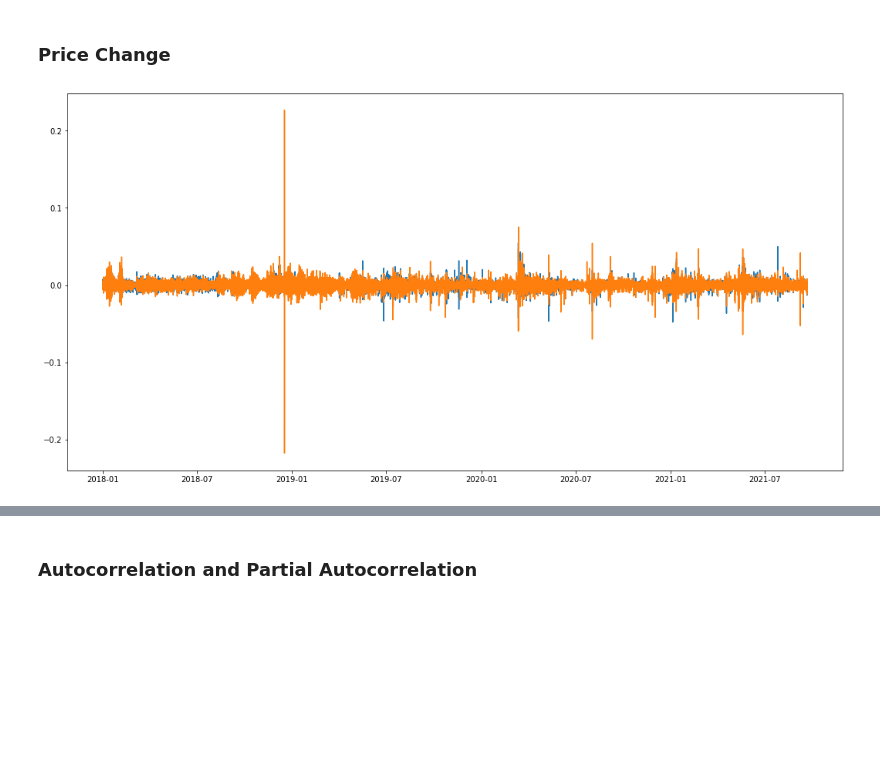
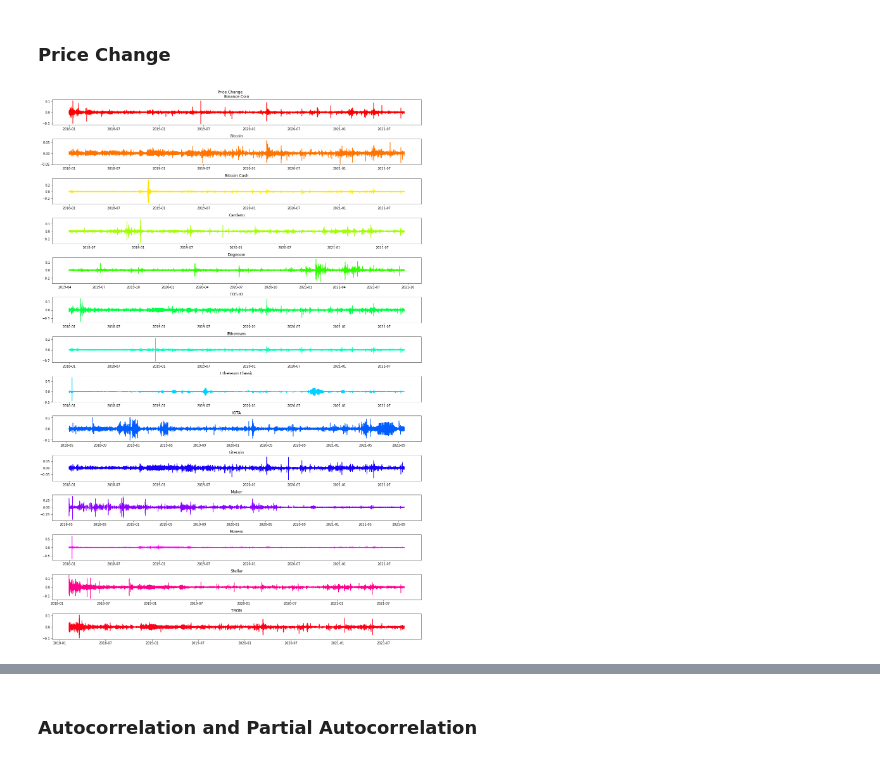
Before and after one commit to ProsperChuks/G-Research-Crypto-Forecasting, a Jupyter notebook: g-r-crypto-forecast.ipynb, the cells around one changed output, grey strips where cells are left out. Cells and saved outputs as stored; diff of their text form; code cells hidden in the pictures; blank space fills up the shorter version.

```diff
--- a/g-r-crypto-forecast.ipynb
+++ b/g-r-crypto-forecast.ipynb
@@ -188,9 +209,11 @@ def stationarity_test(col):
         print( f' {k} : {v} ' )
     print('\n')
 
-# Bitcoin
-stationarity_test(re_btc)
+to_datetime = lambda s: pd.to_datetime(s, unit='s')
+for a in assets:
+    a.index = to_datetime(a.index)
 
-# Etheruem
-stationarity_test(re_eth)
+for count, asset in enumerate(assets):
+    print(asset_mapping.Asset_Name[count])
+    stationarity_test(asset.Close.resample('D').mean())
 # %% [output]
@@ -214,14 +254,20 @@ Critical Values:
 # %% [markdown]
 ### Price Change
-# %%
-def diff(tsd, periods=1):
-    return np.log(tsd).diff(periods=periods)
-
-btc_change = diff(btc.Close)[1:]
-eth_change = diff(eth.Close)[1:]
-plt.figure(figsize=(18,9))
-plt.plot(btc_change);
-plt.plot(eth_change);
-plt.show()
-# %% [output]
-[figure, removed]
+# %%
+def get_cmap(n, name='hsv'):
+    return plt.cm.get_cmap(name, n)
+cmap = get_cmap(len(assets))
+
+def diff(tsd, periods=1):
+    return np.log(tsd).diff(periods=periods)
+
+fig, ax = plt.subplots(len(assets), 1, figsize=(17, 25))
+for count, asset in enumerate(assets):
+    ax[count].plot(asset.time[1:], diff(asset.Close)[1:], c=cmap(count))
+    ax[count].set_title(asset_mapping.Asset_Name[count])
+
+plt.suptitle('Price Change \n')
+plt.tight_layout()
+plt.show()
+# %% [output]
+[figure, added]
```
Also changed, not shown: parts of 23 cells of this notebook.
